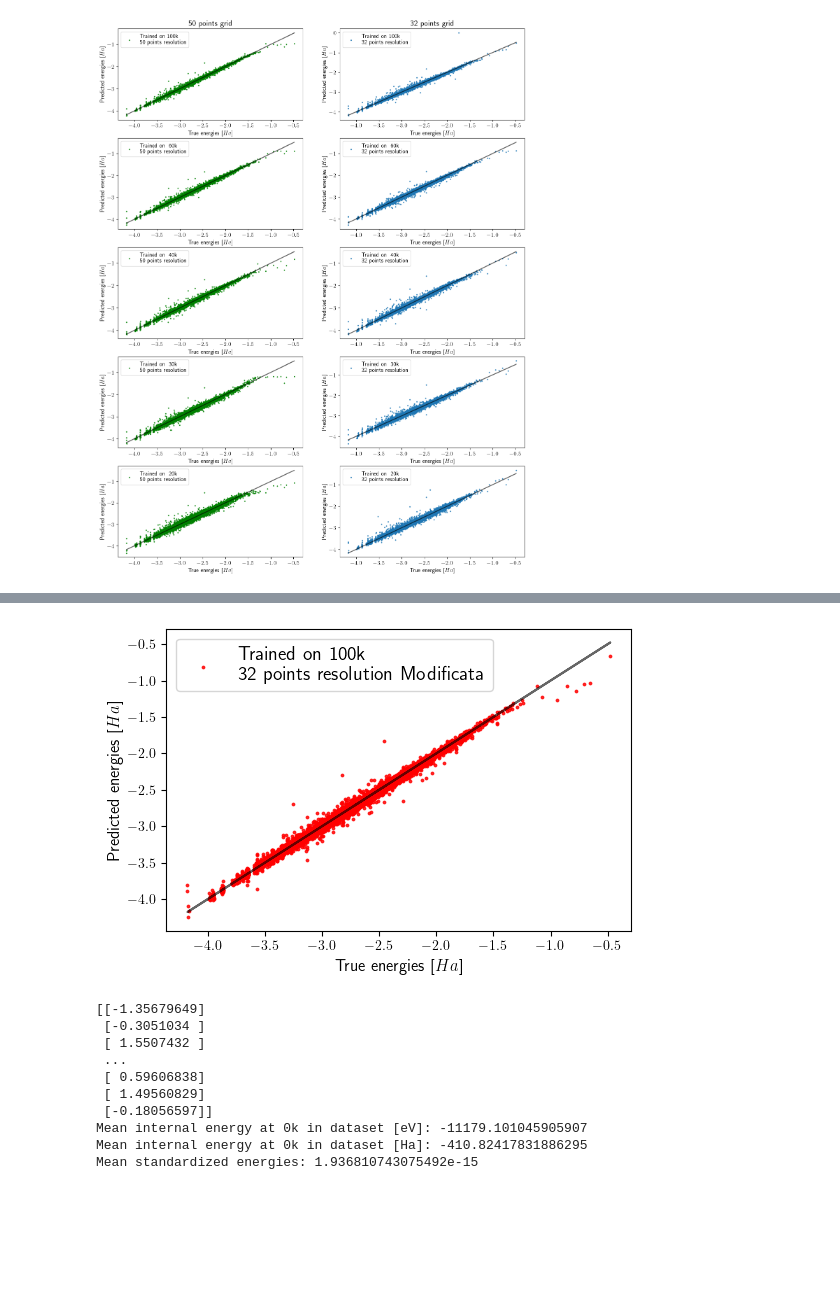
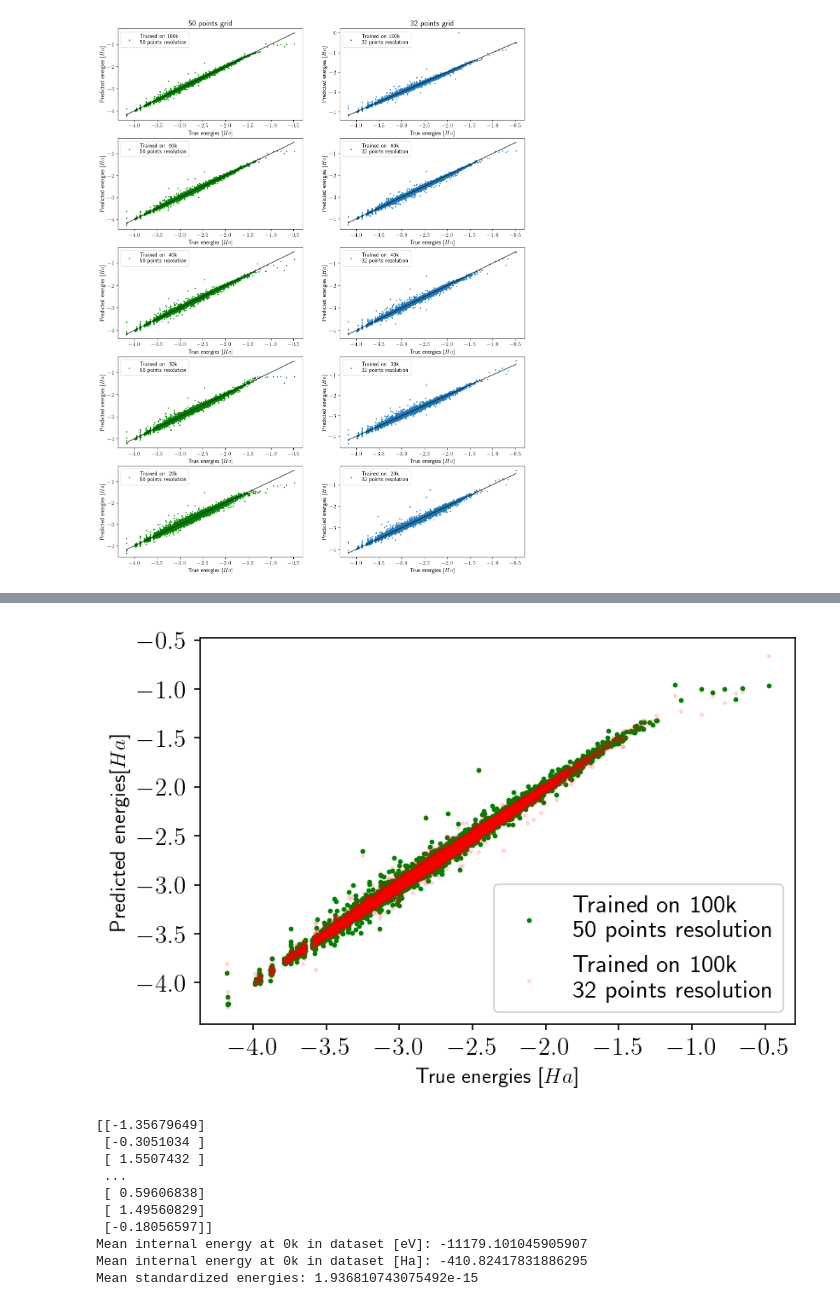
Before and after one commit to lbrodolo/deep_molecules, a Jupyter notebook: dataset_results_analysis.ipynb, the cells around one changed output, grey strips where cells are left out. Saved outputs shown, nothing was run; the diff lists cells and outputs as text; code cells hidden in the pictures; blank space fills up the shorter version.

Commit message:
32 vs 50 grid resolution comparison

```diff
--- a/dataset_results_analysis.ipynb
+++ b/dataset_results_analysis.ipynb
@@ -158,11 +225,14 @@ for i in range(5):
 # %%
-plt.scatter(true_targets_test, grid32_100k_adattata, c='r', s=3, alpha=0.8, label='Trained on 100k \n32 points resolution Modificata')
-plt.legend(prop={"size":14})
+plt.rcParams['figure.dpi'] = 150
+plt.scatter(true_targets_test, grid50_100k, c='Green', s=3, alpha=1, label='Trained on 100k \n50 points resolution')
+plt.scatter(true_targets_test, grid32_100k_adattata, c='r', s=3, alpha=.1, label='Trained on 100k \n32 points resolution')
+plt.xticks(fontsize=14)
+plt.yticks(fontsize=14)
+plt.legend(prop={'size': 14})
 plt.xlabel("True energies [$Ha$]", size=12)
-plt.ylabel("Predicted energies [$Ha$]", size=12)
-plt.plot(true_targets_test, true_targets_test, c='k', alpha=0.6, label='Theoretical')
+plt.ylabel("Predicted energies[$Ha$]", size=12)
 plt.show()
 # %% [output]
-[figure, old version]
+[figure, new version]
 # %%
 from sklearn.preprocessing import StandardScaler
```
Also changed, not shown: parts of 4 cells of this notebook.
